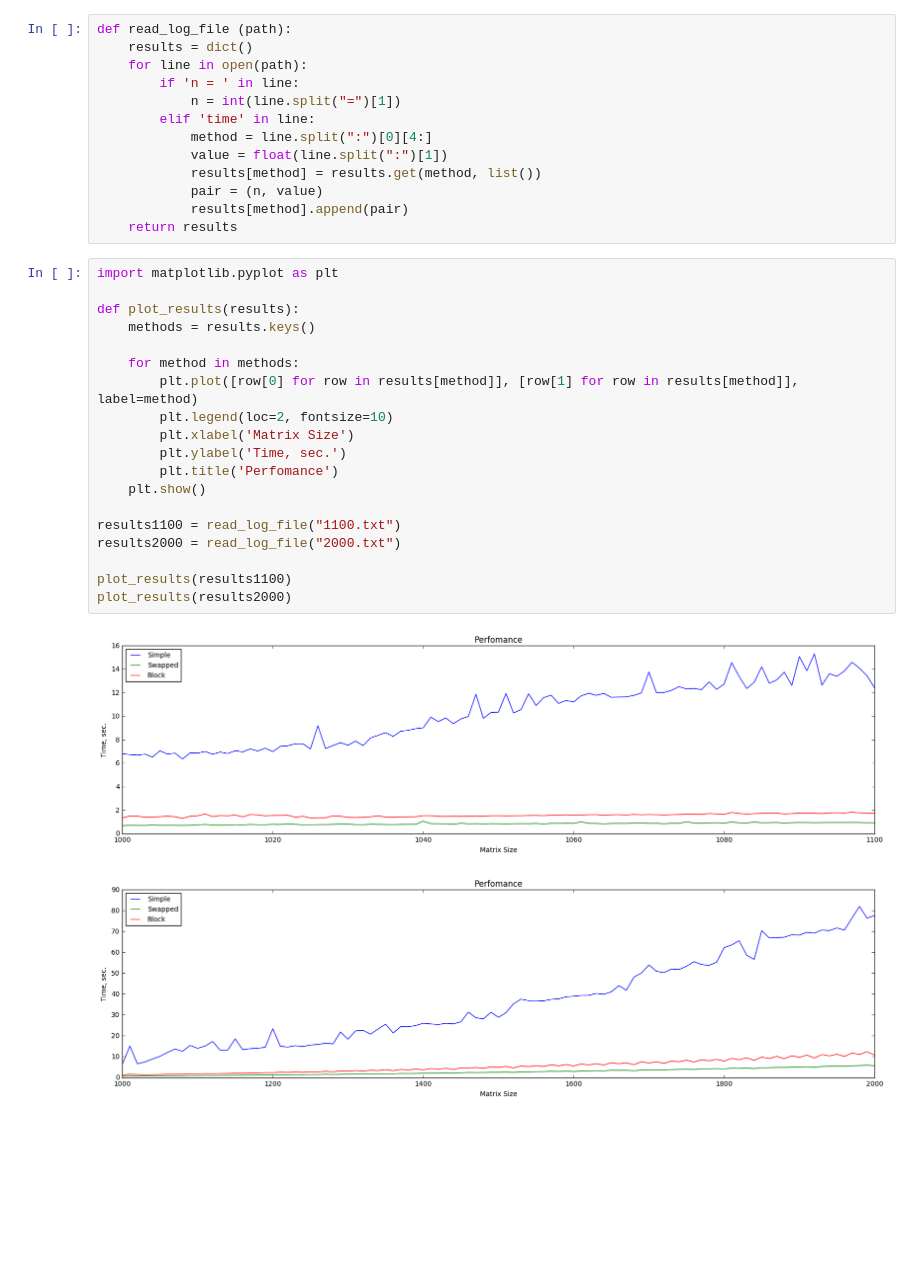
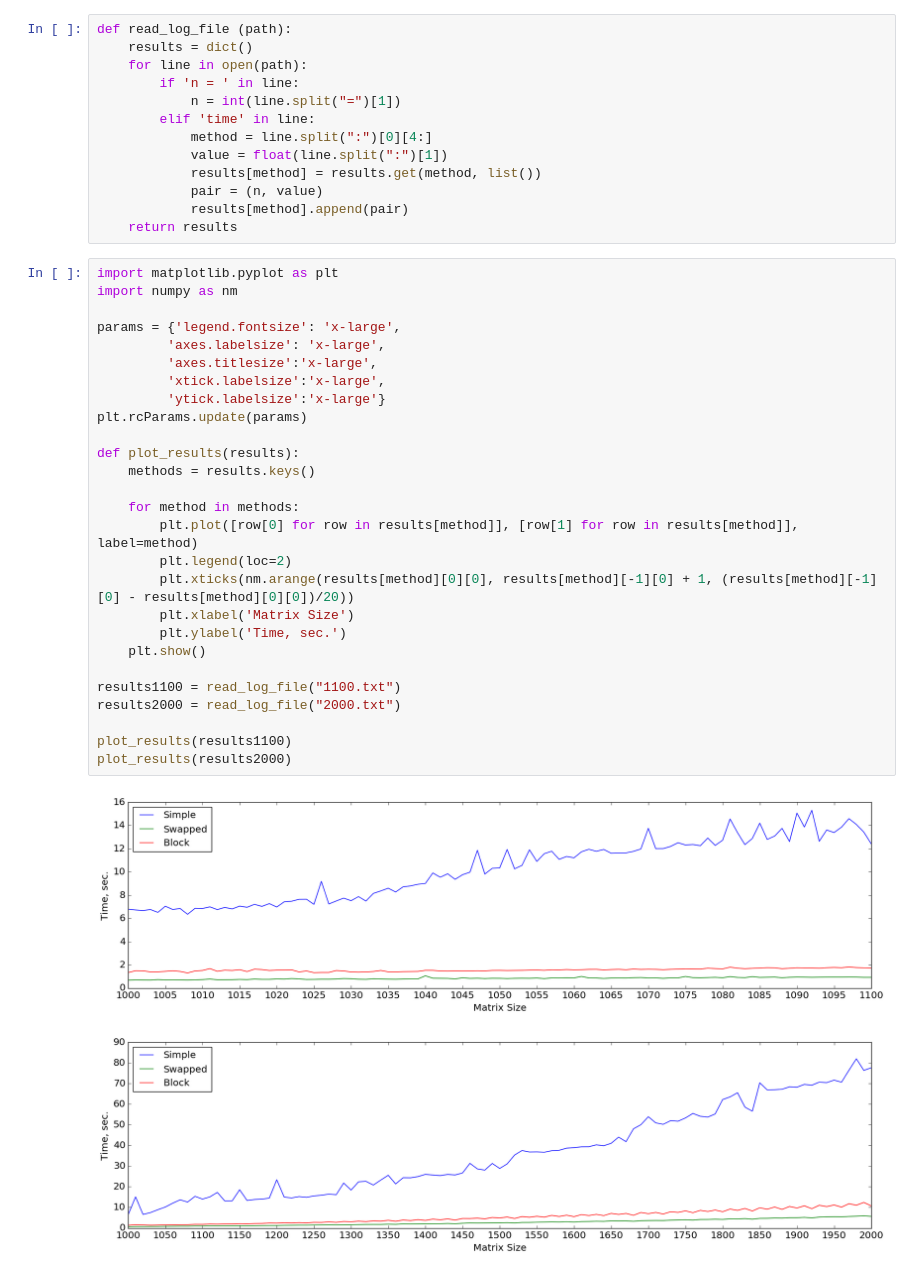
Before and after one commit to vadimkonovod/aisoboi, a Jupyter notebook: algorithms/lab1-matrix_multiplication/matrix_multiplication.ipynb, the cells around one changed output. Cells and saved outputs as stored; diff of their text form; blank space fills up the shorter version.

```diff
--- a/algorithms/lab1-matrix_multiplication/matrix_multiplication.ipynb
+++ b/algorithms/lab1-matrix_multiplication/matrix_multiplication.ipynb
@@ -30,23 +30,31 @@ def read_log_file (path):
     return results
 # %%
 import matplotlib.pyplot as plt
+import numpy as nm
+
+params = {'legend.fontsize': 'x-large',
+         'axes.labelsize': 'x-large',
+         'axes.titlesize':'x-large',
+         'xtick.labelsize':'x-large',
+         'ytick.labelsize':'x-large'}
+plt.rcParams.update(params)
 
 def plot_results(results):
     methods = results.keys()
 
     for method in methods:
         plt.plot([row[0] for row in results[method]], [row[1] for row in results[method]], label=method)
-        plt.legend(loc=2, fontsize=10)
+        plt.legend(loc=2)
+        plt.xticks(nm.arange(results[method][0][0], results[method][-1][0] + 1, (results[method][-1][0] - results[method][0][0])/20))
         plt.xlabel('Matrix Size')
         plt.ylabel('Time, sec.')
-        plt.title('Perfomance')
     plt.show()
 
 results1100 = read_log_file("1100.txt")
 results2000 = read_log_file("2000.txt")
 
 plot_results(results1100)
 plot_results(results2000)
 # %% [output]
-[figure, old version]
+[figure, new version]
-[figure, old version]
+[figure, new version]
```
Also changed, not shown: parts of 5 cells of this notebook.
